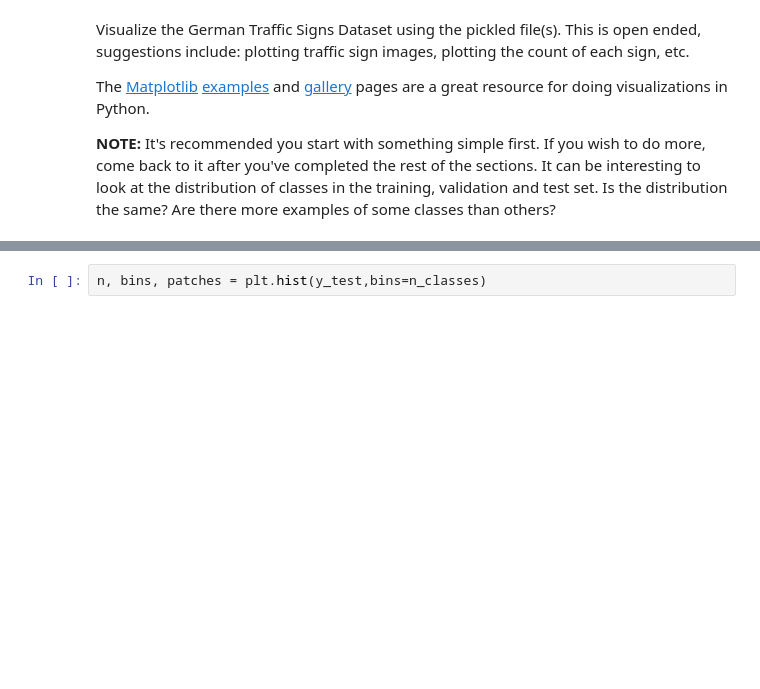
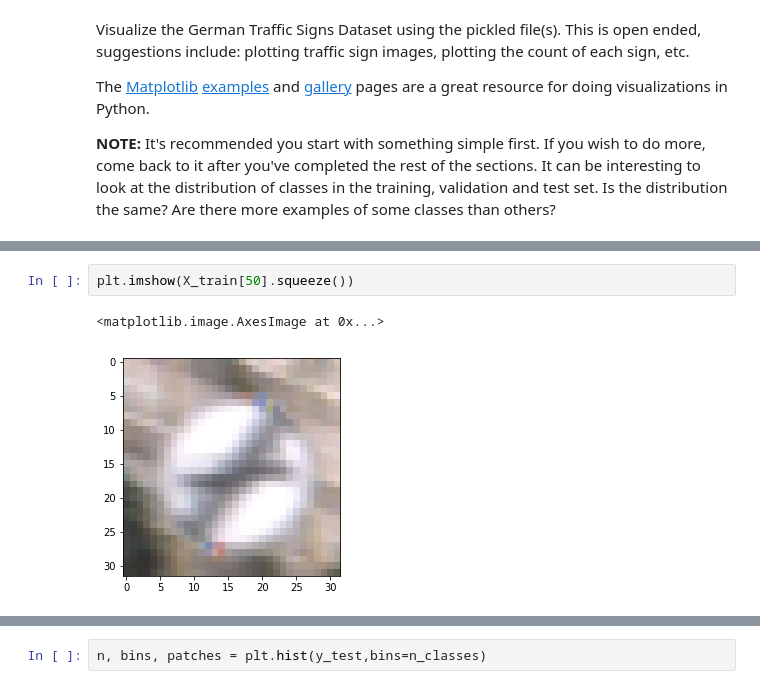
Before and after one commit to patrick-klein/CarND-Traffic-Sign-Classifier-Project, a Jupyter notebook: Traffic_Sign_Classifier.ipynb, the cells around one changed output, grey strips where cells are left out. Saved outputs shown, nothing was run; the diff lists cells and outputs as text; blank space fills up the shorter version.

```diff
--- a/Traffic_Sign_Classifier.ipynb
+++ b/Traffic_Sign_Classifier.ipynb
@@ -117,0 +117,5 @@ visualize()
+# %%
+plt.imshow(X_train[50].squeeze())
+# %% [output]
+<matplotlib.image.AxesImage at 0x...>
+[figure, added]
```
Also changed, not shown: parts of 11 cells of this notebook, 3 other files.
